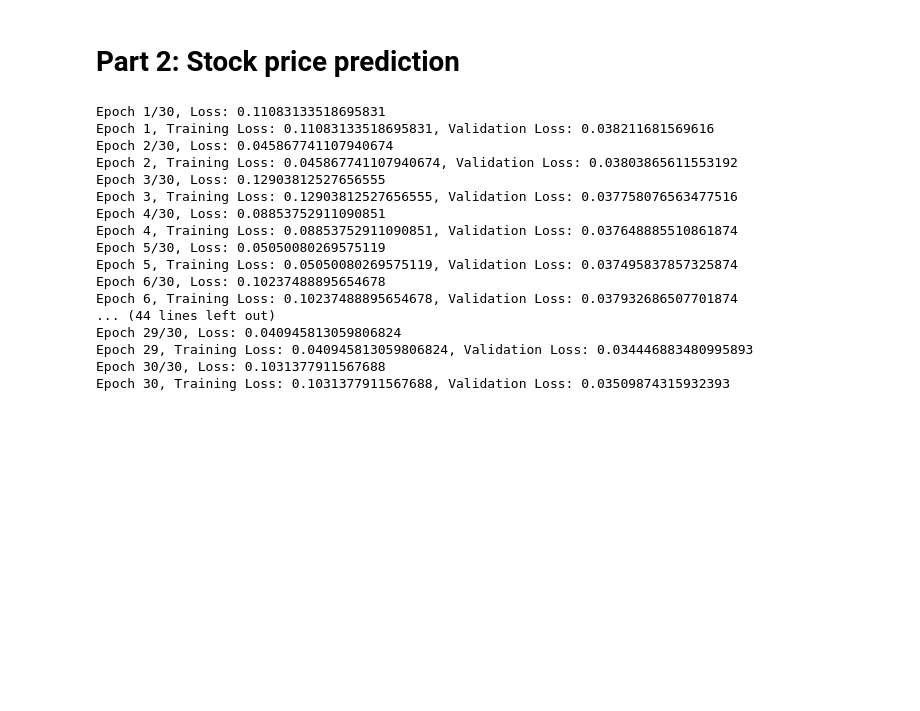
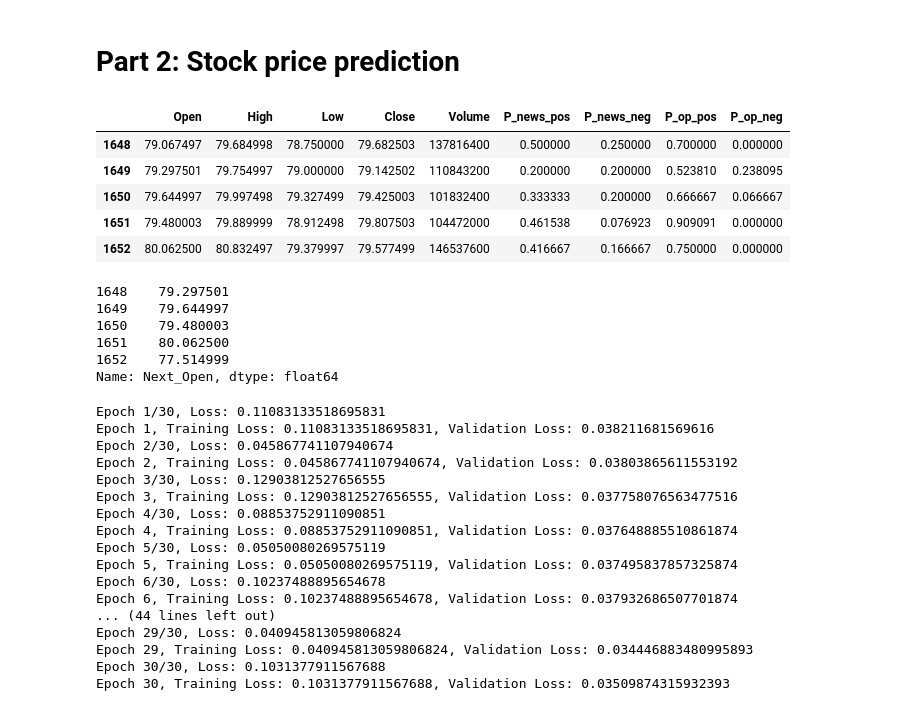
Before and after one commit to SiruiHe/Sentiment-to-Stocks, a Jupyter notebook: code.ipynb, the cells around one changed output. Cells and saved outputs as stored; diff of their text form; code cells hidden in the pictures; blank space fills up the shorter version.

```diff
--- a/code.ipynb
+++ b/code.ipynb
@@ -225,3 +296,24 @@ daily_data_selected = pd.read_csv('./data/dataset_for_model.csv')
+# %%
+# 选择特征和目标
+features = daily_data_selected.drop('Next_Open', axis=1)
+target = daily_data_selected['Next_Open']
+features.tail()
+# %% [output]
+|  | Open | High | Low | Close | Volume | P_news_pos | P_news_neg | P_op_pos | P_op_neg |
+| 1648 | 79.067497 | 79.684998 | 78.750000 | 79.682503 | 137816400 | 0.500000 | 0.250000 | 0.700000 | 0.000000 |
+| 1649 | 79.297501 | 79.754997 | 79.000000 | 79.142502 | 110843200 | 0.200000 | 0.200000 | 0.523810 | 0.238095 |
+| 1650 | 79.644997 | 79.997498 | 79.327499 | 79.425003 | 101832400 | 0.333333 | 0.200000 | 0.666667 | 0.066667 |
+| 1651 | 79.480003 | 79.889999 | 78.912498 | 79.807503 | 104472000 | 0.461538 | 0.076923 | 0.909091 | 0.000000 |
+| 1652 | 80.062500 | 80.832497 | 79.379997 | 79.577499 | 146537600 | 0.416667 | 0.166667 | 0.750000 | 0.000000 |
+# %%
+target.tail()
+# %% [output]
+1648    79.297501
+1649    79.644997
+1650    79.480003
+1651    80.062500
+1652    77.514999
+Name: Next_Open, dtype: float64
 # %%
 # 选择特征和目标
 features = daily_data_selected.drop('Next_Open', axis=1)
```
Also changed, not shown: parts of 9 cells of this notebook.
